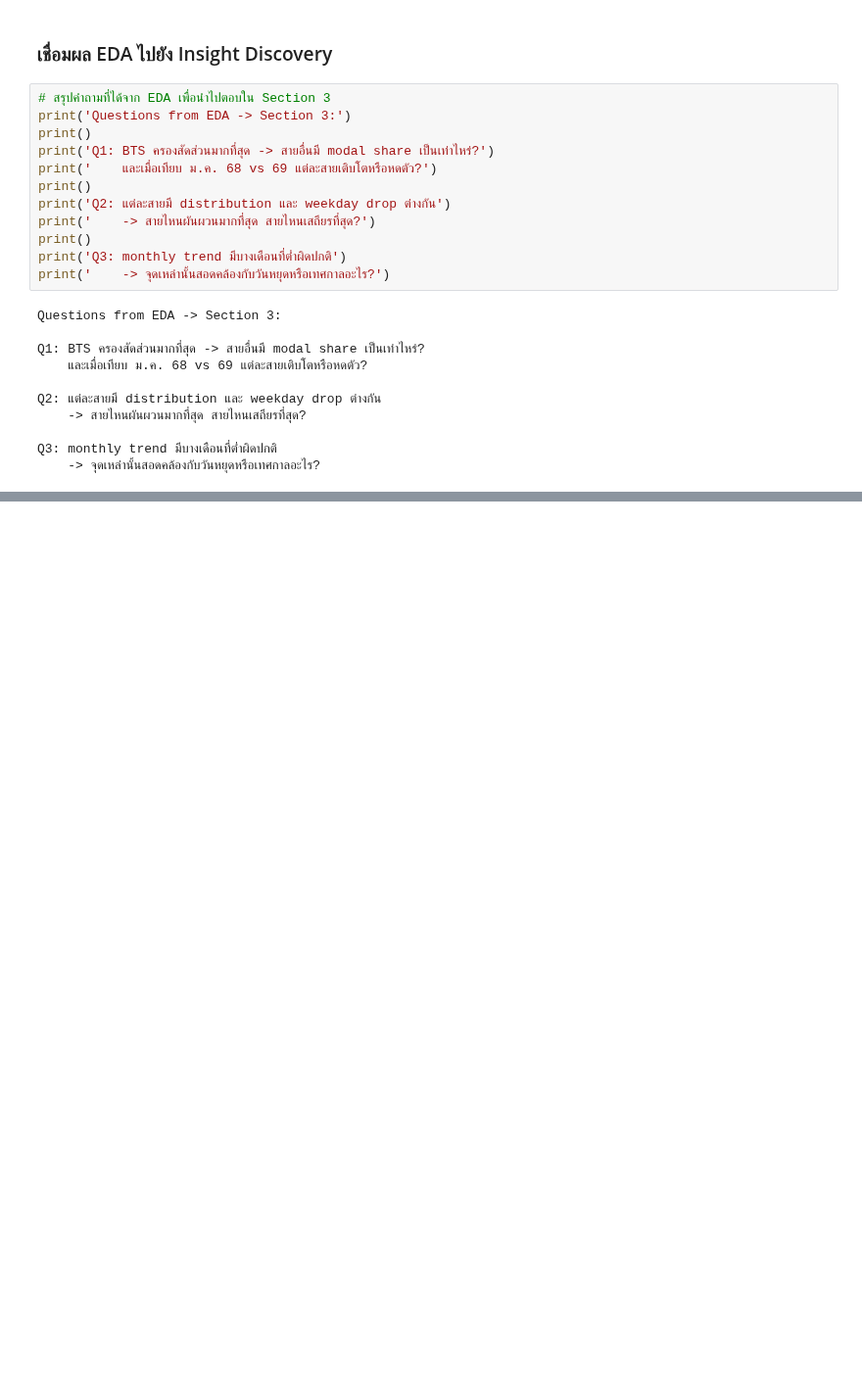
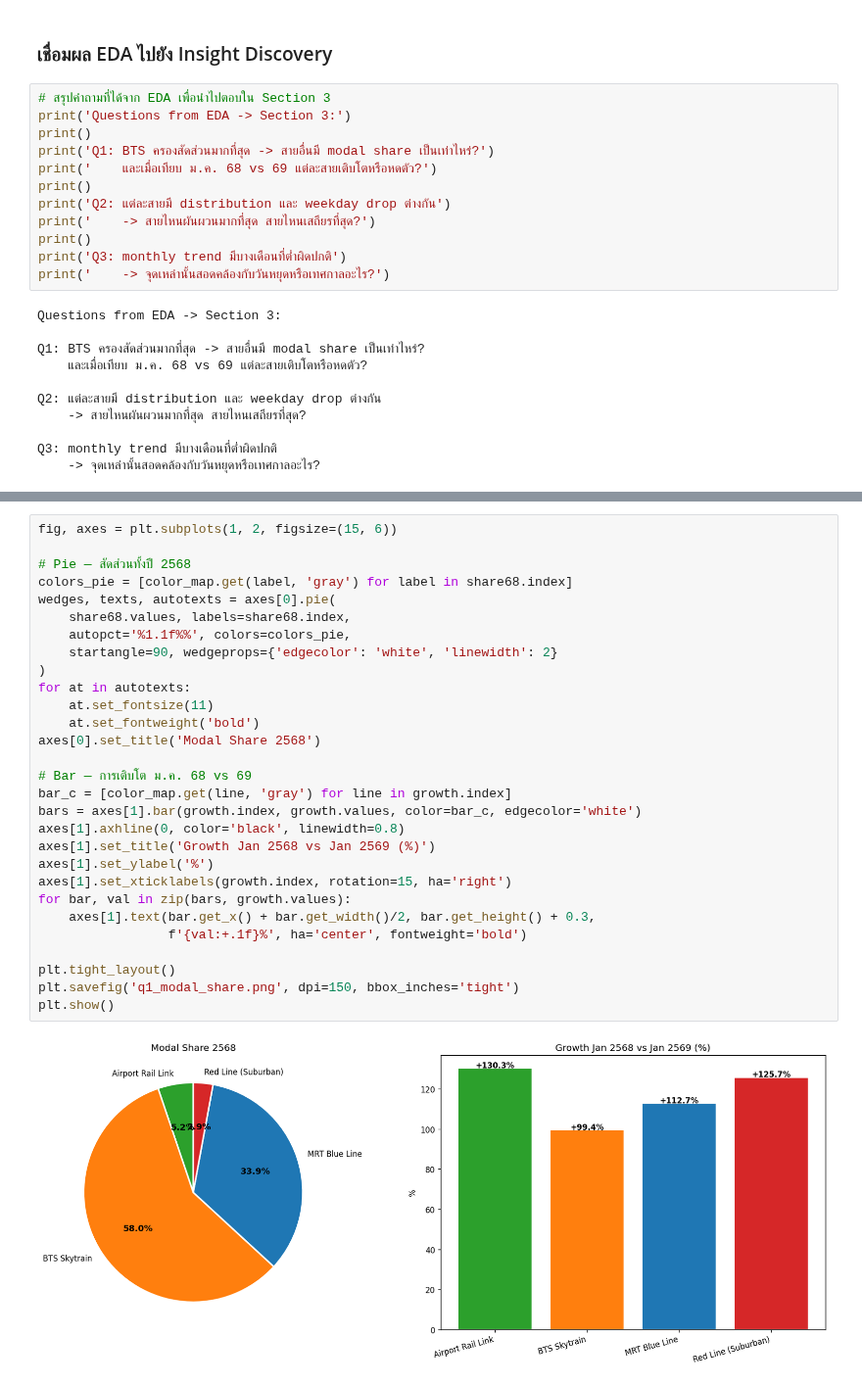
Before and after one commit to Kongbeng-21/SuperAi, a Jupyter notebook: Week1.ipynb, the cells around one changed output, grey strips where cells are left out. Shown at 98% size. Saved outputs shown, nothing was run; the diff lists cells and outputs as text; blank space fills up the shorter version.

```diff
--- a/Week1.ipynb
+++ b/Week1.ipynb
@@ -456,0 +499,31 @@ Q3: monthly trend มีบางเดือนที่ต่ำผิดป
+# %%
+fig, axes = plt.subplots(1, 2, figsize=(15, 6))
+
+# Pie — สัดส่วนทั้งปี 2568
+colors_pie = [color_map.get(label, 'gray') for label in share68.index]
+wedges, texts, autotexts = axes[0].pie(
+    share68.values, labels=share68.index,
+    autopct='%1.1f%%', colors=colors_pie,
+    startangle=90, wedgeprops={'edgecolor': 'white', 'linewidth': 2}
+)
+for at in autotexts:
+    at.set_fontsize(11)
+    at.set_fontweight('bold')
+axes[0].set_title('Modal Share 2568')
+
+# Bar — การเติบโต ม.ค. 68 vs 69
+bar_c = [color_map.get(line, 'gray') for line in growth.index]
+bars = axes[1].bar(growth.index, growth.values, color=bar_c, edgecolor='white')
+axes[1].axhline(0, color='black', linewidth=0.8)
+axes[1].set_title('Growth Jan 2568 vs Jan 2569 (%)')
+axes[1].set_ylabel('%')
+axes[1].set_xticklabels(growth.index, rotation=15, ha='right')
+for bar, val in zip(bars, growth.values):
+    axes[1].text(bar.get_x() + bar.get_width()/2, bar.get_height() + 0.3,
+                 f'{val:+.1f}%', ha='center', fontweight='bold')
+
+plt.tight_layout()
+plt.savefig('q1_modal_share.png', dpi=150, bbox_inches='tight')
+plt.show()
+# %% [output]
+[figure, added]
```
Also changed, not shown: parts of 15 cells of this notebook.
